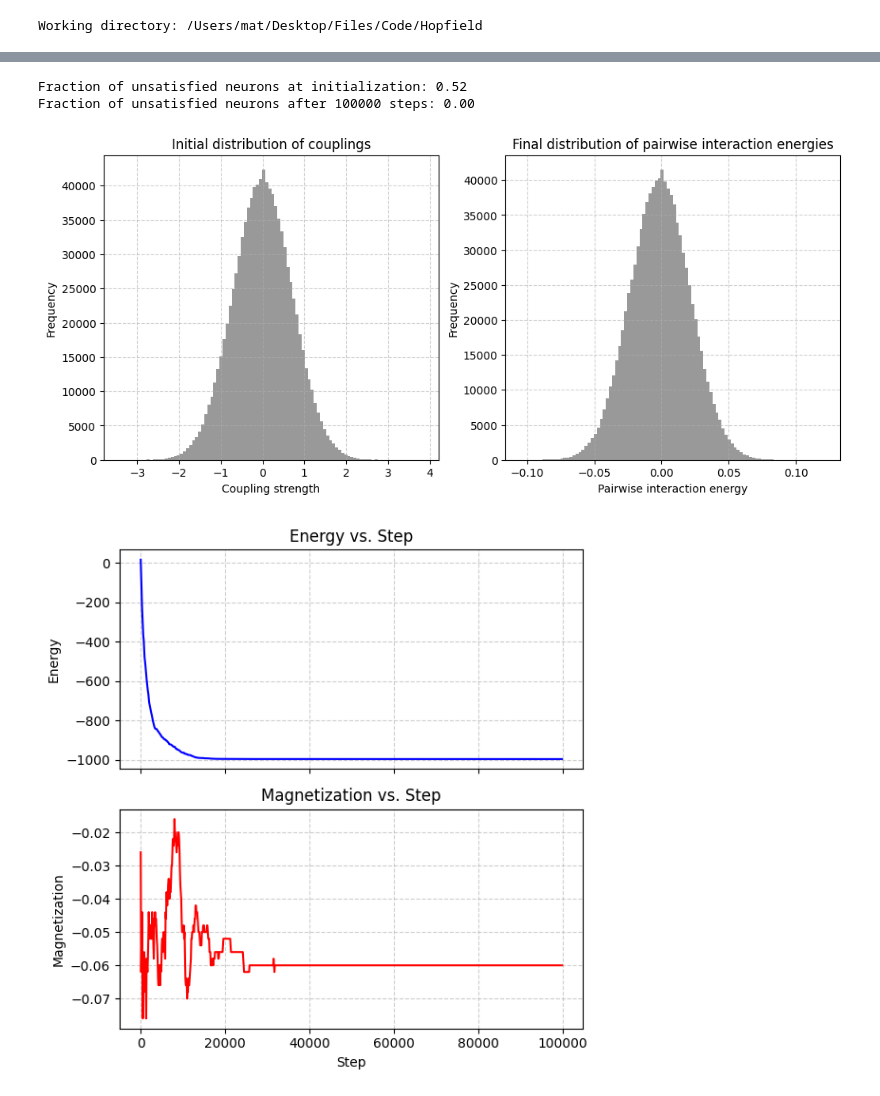
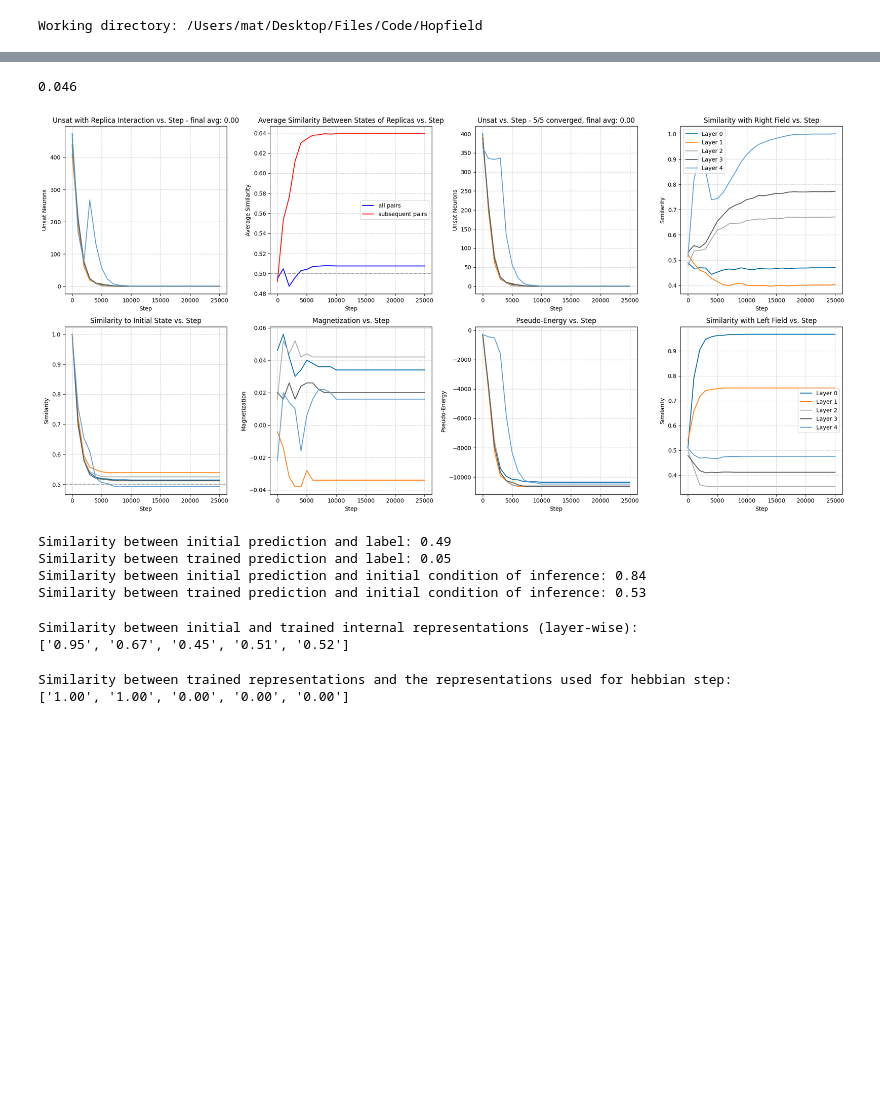
Before and after one commit to mattia-scardecchia/Hopfield-Chain, a Jupyter notebook: notebooks/hopfield.ipynb, the cells around one changed output, grey strips where cells are left out. Cells and saved outputs as stored; diff of their text form; code cells hidden in the pictures; blank space fills up the shorter version.

Commit message:
feat: learning a simple input-output!

```diff
--- a/notebooks/hopfield.ipynb
+++ b/notebooks/hopfield.ipynb
@@ -12,0 +74,6 @@ Working directory: /Users/mat/Desktop/Files/Code/Hopfield
+# %%
+def plot(simulation):
+    plotter = ReplicatedPlotter(simulation.loggers, simulation.ensemble_logger)
+
+    fig1 = plotter.plot_all_metrics()
+    plt.show()
@@ -12,0 +92,9 @@ Working directory: /Users/mat/Desktop/Files/Code/Hopfield
+# %%
+for i in range(num_steps):
+    model.train_step_hebb(input, label, 0.001, 1000000, rng)
+    b1 = copy.deepcopy(model.ensemble)
+    if i == num_steps-1:
+        plot(model)
+    model.reset_state_and_loggers()
+plt.hist(model.networks[0].J.flatten(), bins=100)
+plt.show()
@@ -13 +104,32 @@ Working directory: /Users/mat/Desktop/Files/Code/Hopfield
+# %%
+p2, converged = model.predict(input, 1000000, rng, label_step_interval=label_step_interval, initial_guess=initial_guess)
+print((p2 == label).sum() / N)
+b2 = copy.deepcopy(model.ensemble)
+plot(model)
+model.reset_state_and_loggers()
+# %% [output]
+0.046
+[figure, added]
+# %%
+print(f"Similarity between initial prediction and label: {(p0 == label).mean():.2f}")
+print(f"Similarity between trained prediction and label: {(p2 == label).mean():.2f}")
+print(f"Similarity between initial prediction and initial condition of inference: {(p0 == initial_guess).mean():.2f}")
+print(f"Similarity between trained prediction and initial condition of inference: {(p2 == initial_guess).mean():.2f}")
+# %% [output]
+Similarity between initial prediction and label: 0.49
+Similarity between trained prediction and label: 0.05
+Similarity between initial prediction and initial condition of inference: 0.84
+Similarity between trained prediction and initial condition of inference: 0.53
+# %%
+print("Similarity between initial and trained internal representations (layer-wise):")
+print([f"{b0.networks[i].state_similarity(b2.networks[i].state):.2f}" for i in range(y)])
+# %% [output]
+Similarity between initial and trained internal representations (layer-wise):
+['0.95', '0.67', '0.45', '0.51', '0.52']
+# %%
+print("Similarity between trained representations and the representations used for hebbian step:")
+print([f"{b2.networks[i].state_similarity(b1.networks[i].state):.2f}" for i in range(y)])
+# %% [output]
+Similarity between trained representations and the representations used for hebbian step:
+['1.00', '1.00', '0.00', '0.00', '0.00']
 # %%
@@ -21,11 +149,0 @@ from src.hopfield.stopping import SimpleStoppingCondition
-# %%
-from scripts.main import main
-
-
-network, logger, plotter, metrics_fig, hist_fig = main()
-plt.show()
-# %% [output]
-Fraction of unsatisfied neurons at initialization: 0.52
-Fraction of unsatisfied neurons after 100000 steps: 0.00
-[figure, removed]
-[figure, removed]
```
Also changed, not shown: parts of 7 cells of this notebook, 11 other files.
